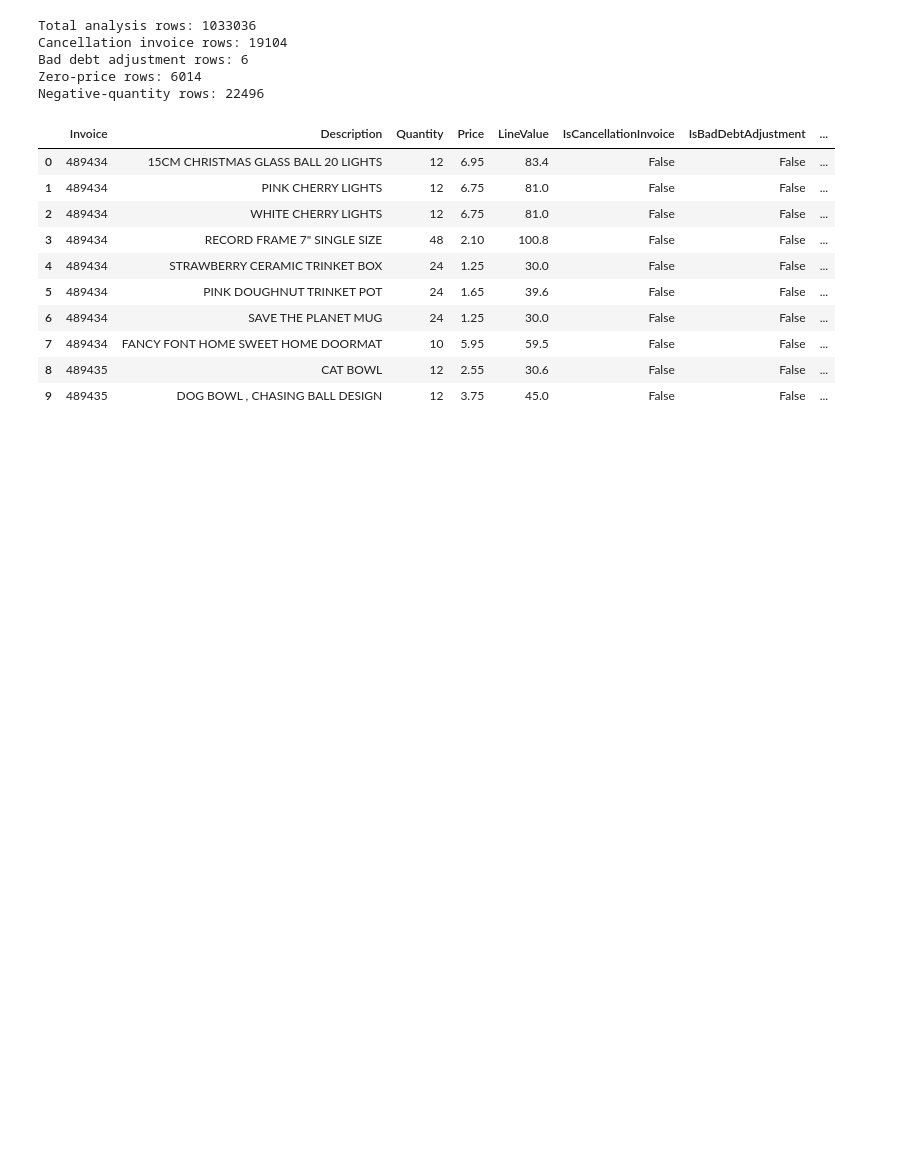
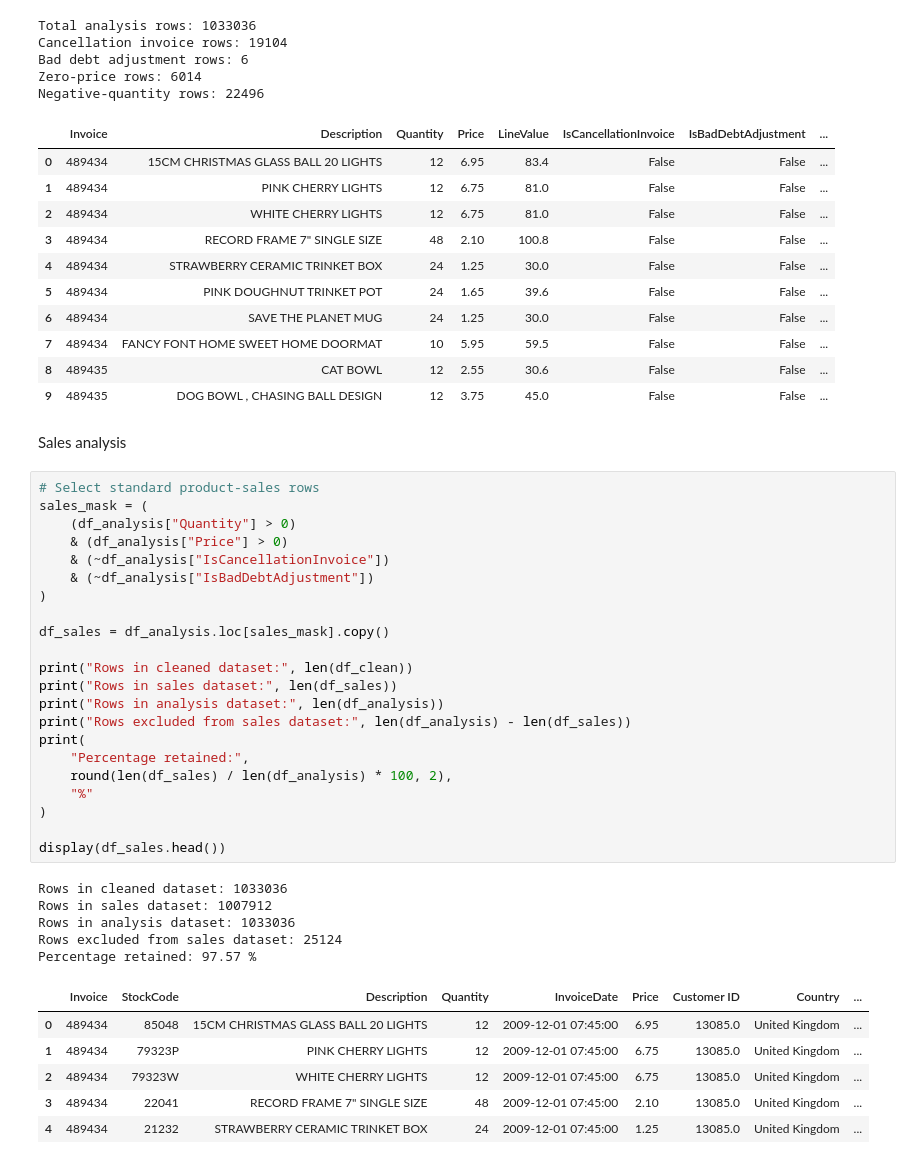
Before and after one commit to siddardha-007/retail-pulse-analytics, a Jupyter notebook: notebooks/02_data_cleaning.ipynb, the cells around one changed output. Cells and saved outputs as stored; diff of their text form; blank space fills up the shorter version.

Commit message:
feat: created sales df and calculated revenue

```diff
--- a/notebooks/02_data_cleaning.ipynb
+++ b/notebooks/02_data_cleaning.ipynb
@@ -461,3 +461,39 @@ Negative-quantity rows: 22496
 | 7 | 489434 | FANCY FONT HOME SWEET HOME DOORMAT | 10 | 5.95 | 59.5 | False | False | ... |
 | 8 | 489435 | CAT BOWL | 12 | 2.55 | 30.6 | False | False | ... |
 | 9 | 489435 | DOG BOWL , CHASING BALL DESIGN | 12 | 3.75 | 45.0 | False | False | ... |
+# %% [markdown]
+Sales analysis
+# %%
+# Select standard product-sales rows
+sales_mask = (
+    (df_analysis["Quantity"] > 0)
+    & (df_analysis["Price"] > 0)
+    & (~df_analysis["IsCancellationInvoice"])
+    & (~df_analysis["IsBadDebtAdjustment"])
+)
+
+df_sales = df_analysis.loc[sales_mask].copy()
+
+print("Rows in cleaned dataset:", len(df_clean))
+print("Rows in sales dataset:", len(df_sales))
+print("Rows in analysis dataset:", len(df_analysis))
+print("Rows excluded from sales dataset:", len(df_analysis) - len(df_sales))
+print(
+    "Percentage retained:",
+    round(len(df_sales) / len(df_analysis) * 100, 2),
+    "%"
+)
+
+display(df_sales.head())
+# %% [output]
+Rows in cleaned dataset: 1033036
+Rows in sales dataset: 1007912
+Rows in analysis dataset: 1033036
+Rows excluded from sales dataset: 25124
+Percentage retained: 97.57 %
+|  | Invoice | StockCode | Description | Quantity | InvoiceDate | Price | Customer ID | Country | ... |
+| 0 | 489434 | 85048 | 15CM CHRISTMAS GLASS BALL 20 LIGHTS | 12 | 2009-12-01 07:45:00 | 6.95 | 13085.0 | United Kingdom | ... |
+| 1 | 489434 | 79323P | PINK CHERRY LIGHTS | 12 | 2009-12-01 07:45:00 | 6.75 | 13085.0 | United Kingdom | ... |
+| 2 | 489434 | 79323W | WHITE CHERRY LIGHTS | 12 | 2009-12-01 07:45:00 | 6.75 | 13085.0 | United Kingdom | ... |
+| 3 | 489434 | 22041 | RECORD FRAME 7" SINGLE SIZE | 48 | 2009-12-01 07:45:00 | 2.10 | 13085.0 | United Kingdom | ... |
+| 4 | 489434 | 21232 | STRAWBERRY CERAMIC TRINKET BOX | 24 | 2009-12-01 07:45:00 | 1.25 | 13085.0 | United Kingdom | ... |
```
Also changed, not shown: parts of 1 cell of this notebook.
